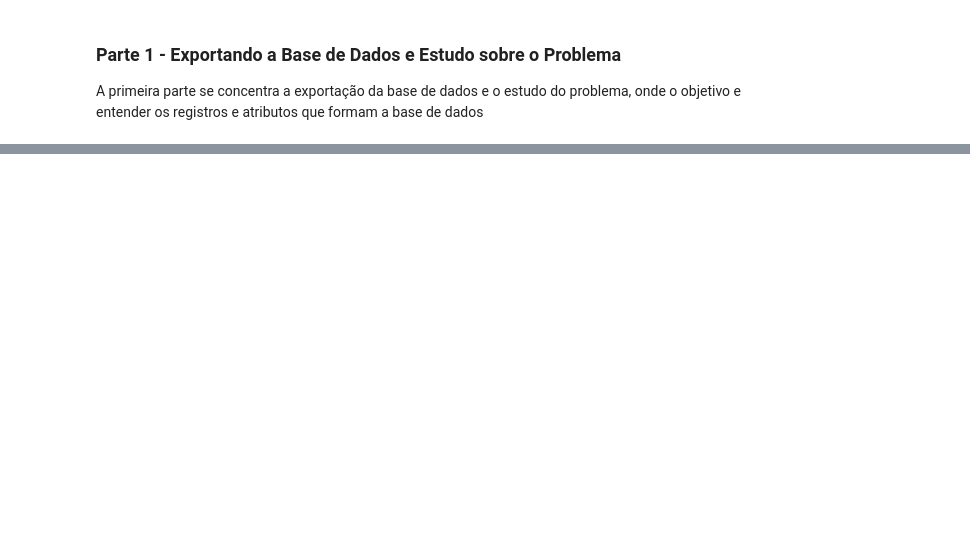
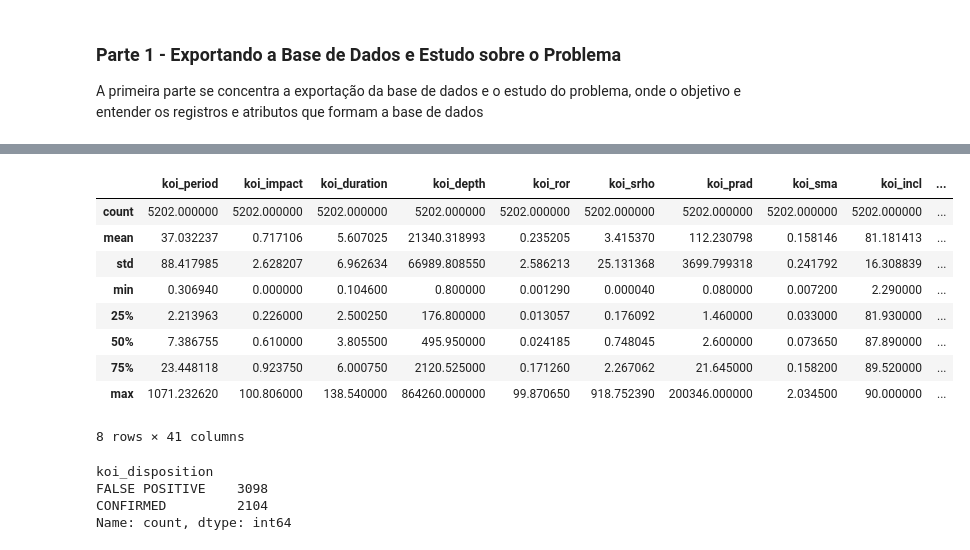
Before and after one commit to ThiagoVenturim/Classificao_de_Exoplanetas, a Jupyter notebook: classificacao_exoplaneta.ipynb, the cells around one changed output, grey strips where cells are left out. Cells and saved outputs as stored; diff of their text form; code cells hidden in the pictures; blank space fills up the shorter version.

```diff
--- a/classificacao_exoplaneta.ipynb
+++ b/classificacao_exoplaneta.ipynb
@@ -64,0 +113,22 @@ df = pd.read_csv('koi_data.csv')
+# %%
+df.describe()
+# %% [output]
+|  | koi_period | koi_impact | koi_duration | koi_depth | koi_ror | koi_srho | koi_prad | koi_sma | koi_incl | ... |
+| count | 5202.000000 | 5202.000000 | 5202.000000 | 5202.000000 | 5202.000000 | 5202.000000 | 5202.000000 | 5202.000000 | 5202.000000 | ... |
+| mean | 37.032237 | 0.717106 | 5.607025 | 21340.318993 | 0.235205 | 3.415370 | 112.230798 | 0.158146 | 81.181413 | ... |
+| std | 88.417985 | 2.628207 | 6.962634 | 66989.808550 | 2.586213 | 25.131368 | 3699.799318 | 0.241792 | 16.308839 | ... |
+| min | 0.306940 | 0.000000 | 0.104600 | 0.800000 | 0.001290 | 0.000040 | 0.080000 | 0.007200 | 2.290000 | ... |
+| 25% | 2.213963 | 0.226000 | 2.500250 | 176.800000 | 0.013057 | 0.176092 | 1.460000 | 0.033000 | 81.930000 | ... |
+| 50% | 7.386755 | 0.610000 | 3.805500 | 495.950000 | 0.024185 | 0.748045 | 2.600000 | 0.073650 | 87.890000 | ... |
+| 75% | 23.448118 | 0.923750 | 6.000750 | 2120.525000 | 0.171260 | 2.267062 | 21.645000 | 0.158200 | 89.520000 | ... |
+| max | 1071.232620 | 100.806000 | 138.540000 | 864260.000000 | 99.870650 | 918.752390 | 200346.000000 | 2.034500 | 90.000000 | ... |
+8 rows × 41 columns
+# %%
+print(df['koi_disposition'].value_counts())
+df_false_positive = df[df['koi_disposition'] == 'FALSE POSITIVE']
+df_confirmed = df[df['koi_disposition'] == 'CONFIRMED']
+# %% [output]
+koi_disposition
+FALSE POSITIVE    3098
+CONFIRMED         2104
+Name: count, dtype: int64
```
Also changed, not shown: parts of 10 cells of this notebook.
